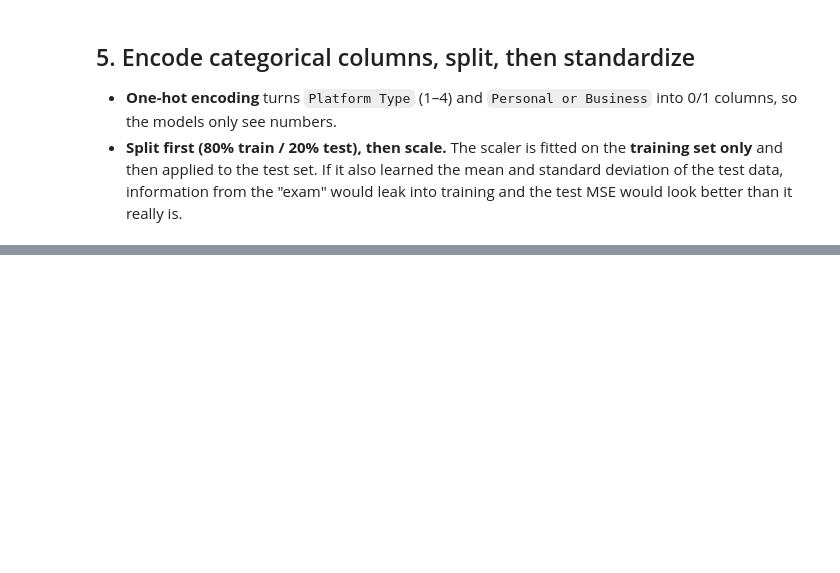
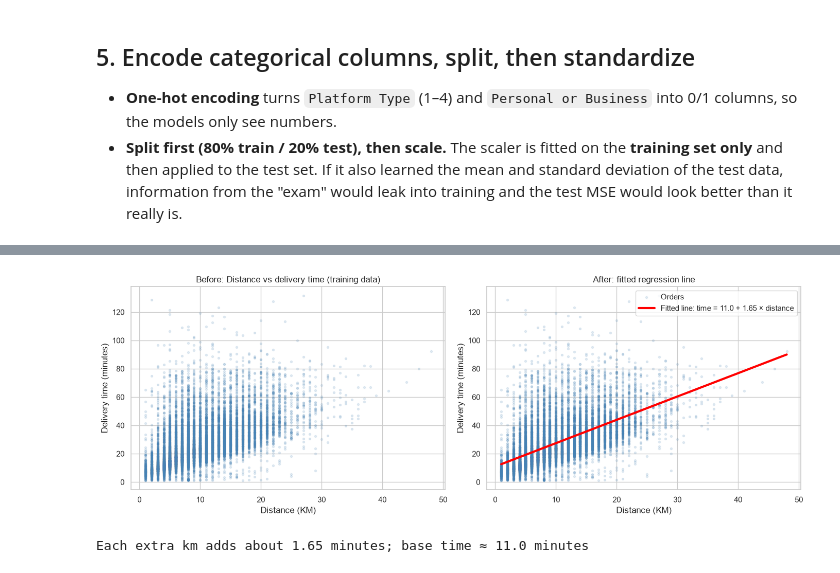
Before and after one commit to T-Sylivie/linear_regression_model, a Jupyter notebook: summative/linear_regression/multivariate.ipynb, the cells around one changed output, grey strips where cells are left out. Drawn from its saved outputs; the diff is of its cells as text; code cells hidden in the pictures; blank space fills up the shorter version.

```diff
--- a/summative/linear_regression/multivariate.ipynb
+++ b/summative/linear_regression/multivariate.ipynb
@@ -295,0 +409,15 @@ Columns after encoding: ['num__Distance (KM)', 'num__Pickup - Weekday (Mo = 1)',
+# %%
+lin_model = LinearRegression()
+lin_model.fit(X_train_prep, y_train)
+
+for depth in [3, 5, 8, 12, None]:
+    tree = DecisionTreeRegressor(max_depth=depth, random_state=42).fit(X_train_prep, y_train)
+    print(f"Decision tree max_depth={depth}: train MSE = {mean_squared_error(y_train, tree.predict(X_train_prep)):.2f}, "
+          f"test MSE = {mean_squared_error(y_test, tree.predict(X_test_prep)):.2f}")
+
+tree_model = DecisionTreeRegressor(max_depth=5, random_state=42)
+tree_model.fit(X_train_prep, y_train)
+
+forest_model = RandomForestRegressor(n_estimators=100, max_depth=15, min_samples_leaf=10, random_state=42, n_jobs=-1)
+forest_model.fit(X_train_prep, y_train)
+print("Models trained.")
@@ -295,0 +488,29 @@ Columns after encoding: ['num__Distance (KM)', 'num__Pickup - Weekday (Mo = 1)',
+# %%
+fig, axes = plt.subplots(1, 2, figsize=(14, 5))
+
+axes[0].scatter(X_train["Distance (KM)"], y_train, alpha=0.15, s=8, color="steelblue")
+axes[0].set_title("Before: Distance vs delivery time (training data)")
+axes[0].set_xlabel("Distance (KM)")
+axes[0].set_ylabel("Delivery time (minutes)")
+
+line_model = LinearRegression()
+line_model.fit(X_train[["Distance (KM)"]], y_train)
+
+x_line = pd.DataFrame({"Distance (KM)": np.linspace(X_train["Distance (KM)"].min(), X_train["Distance (KM)"].max(), 100)})
+y_line = line_model.predict(x_line)
+
+axes[1].scatter(X_train["Distance (KM)"], y_train, alpha=0.15, s=8, color="steelblue", label="Orders")
+axes[1].plot(x_line["Distance (KM)"], y_line, color="red", linewidth=3,
+             label=f"Fitted line: time = {line_model.intercept_:.1f} + {line_model.coef_[0]:.2f} × distance")
+axes[1].set_title("After: fitted regression line")
+axes[1].set_xlabel("Distance (KM)")
+axes[1].set_ylabel("Delivery time (minutes)")
+axes[1].legend()
+
+plt.tight_layout()
+plt.show()
+
+print(f"Each extra km adds about {line_model.coef_[0]:.2f} minutes; base time ≈ {line_model.intercept_:.1f} minutes")
+# %% [output]
+[figure, added]
+Each extra km adds about 1.65 minutes; base time ≈ 11.0 minutes
```
Also changed, not shown: parts of 19 cells of this notebook, 1 other file.
